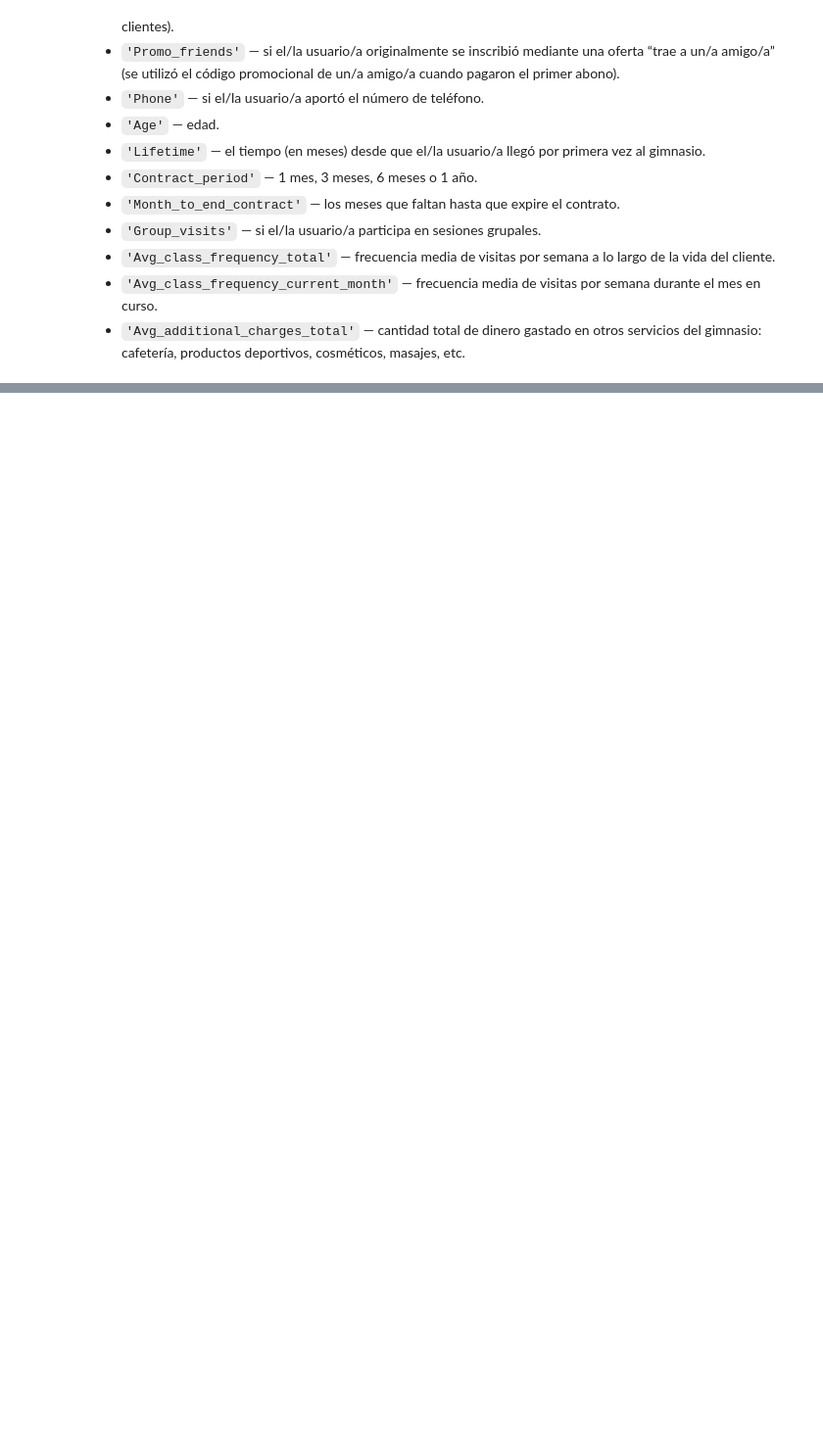
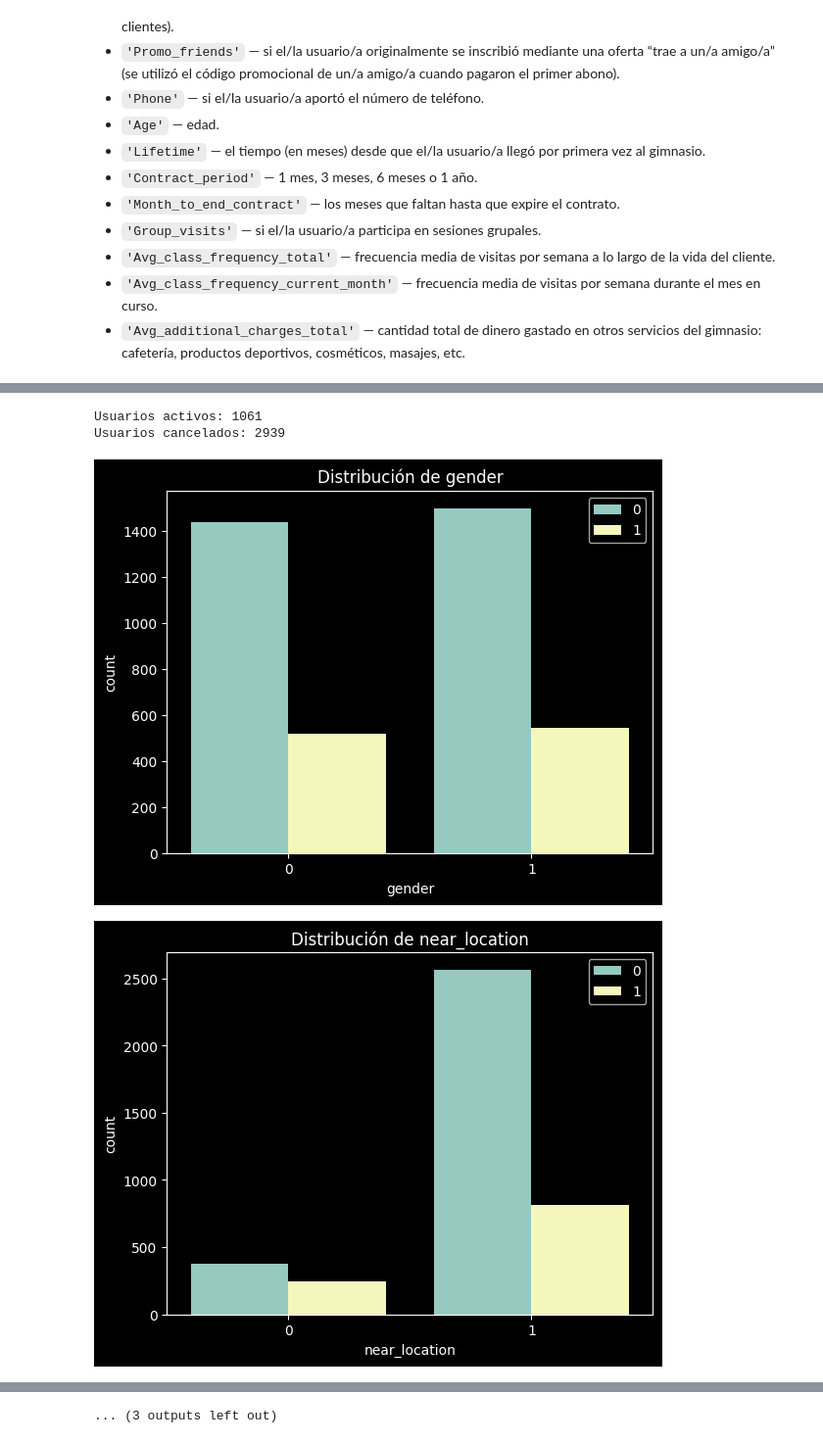
Before and after one commit to XivxnX/model_machine-learning, a Jupyter notebook: model_machine-learning.ipynb, the cells around one changed output, grey strips where cells are left out. Shown at 98% size. Drawn from its saved outputs; the diff is of its cells as text; code cells hidden in the pictures; blank space fills up the shorter version.

```diff
--- a/model_machine-learning.ipynb
+++ b/model_machine-learning.ipynb
@@ -30,0 +36,6 @@
+# %%
+# cargar dataset
+gym_data = pd.read_csv('gym_churn_us.csv')
+# %%
+# formato de gráficos
+plt.style.use('dark_background')
@@ -30,0 +44,8 @@
+# %%
+# información general
+gym_data.info()
+print('\n', gym_data.sample(5))
+print('\n', 'Hay', gym_data.duplicated().sum(), 'valores duplicados')
+
+# formatear nombres de columnas
+gym_data.columns = gym_data.columns.str.lower()
@@ -30,0 +110,29 @@
+# %%
+# dividir en grupos: usuarios activos, usuarios con cancelación
+active_users = gym_data.query('churn == 1')
+canceled_users = gym_data.query('churn == 0')
+# %%
+# crear histogramas
+characteristics = gym_data.columns.to_list()
+print('Usuarios activos:', active_users.shape[0])
+print('Usuarios cancelados:', canceled_users.shape[0])
+
+for character in characteristics:
+
+    # Gráfica para variables categóricas
+    if gym_data[character].nunique() <= 2:
+        sns.countplot(data=gym_data, x=character, hue='churn')
+
+    # Gráfica para numéricas
+    else:
+        sns.histplot(active_users[character], label="Active", alpha=0.9)
+        sns.histplot(canceled_users[character], label="Canceled", alpha=0.2)
+
+    plt.title(f"Distribución de {character}")
+    plt.legend()
+    plt.show()
+# %% [output]
+Usuarios activos: 1061
+Usuarios cancelados: 2939
+[figure, added]
+[figure, added]
@@ -30,0 +148 @@
+... (3 outputs left out)
```
Also changed, not shown: parts of 9 cells of this notebook.
